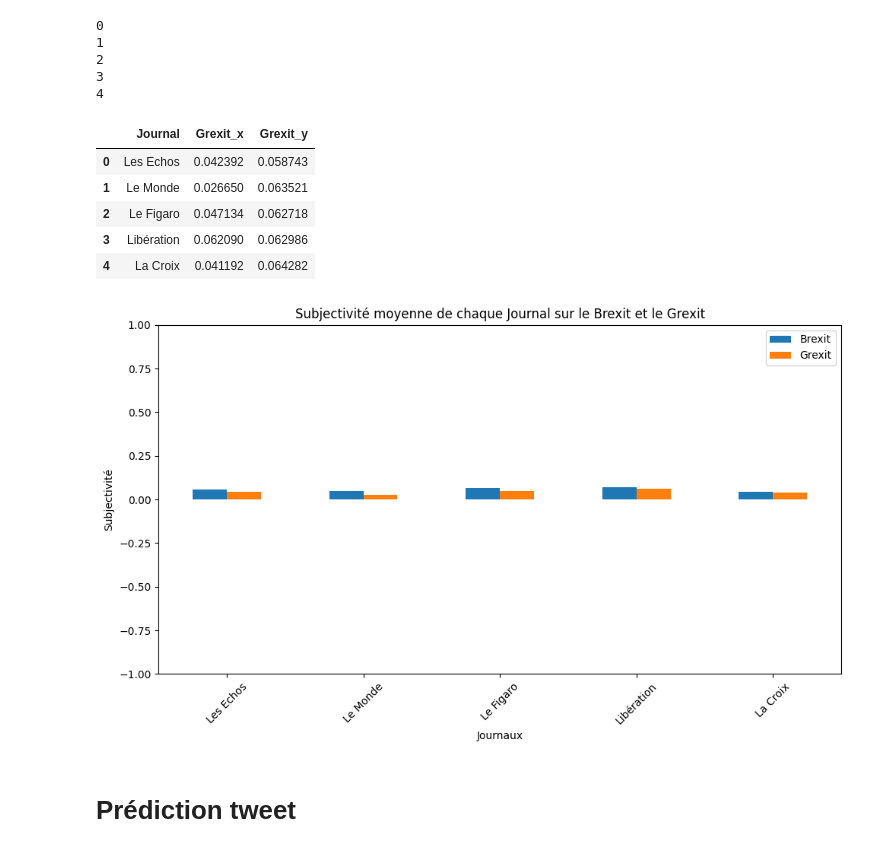
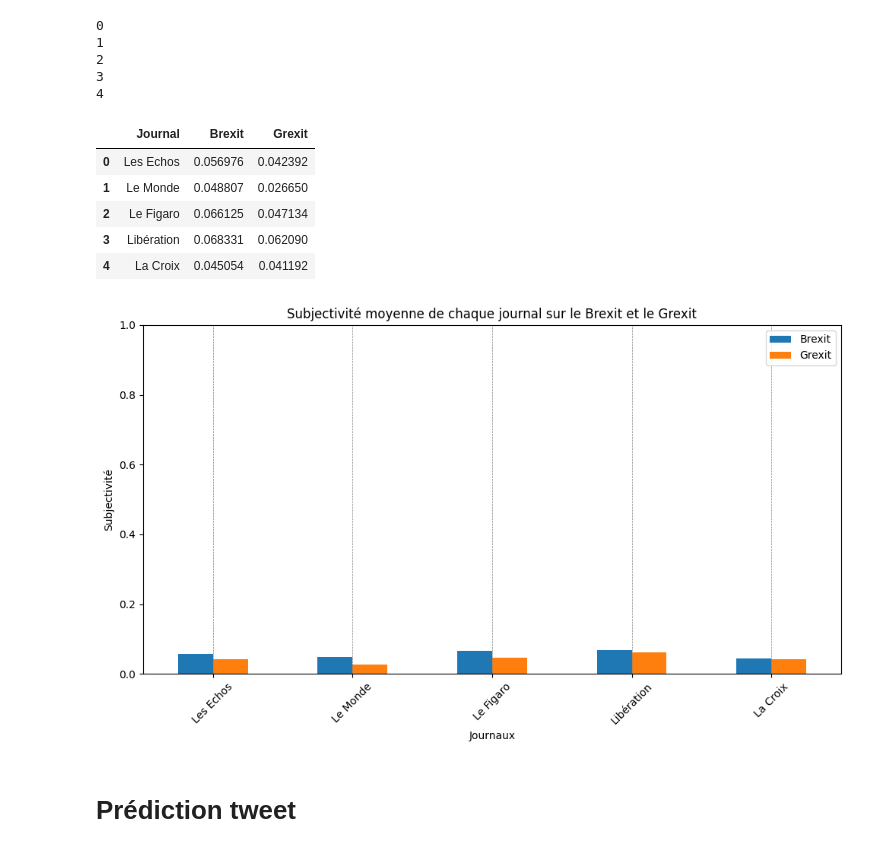
Before and after one commit to Matis24/Brexit-speech-analysis, a Jupyter notebook: code/model_brexit_or_grexit.ipynb, the cells around one changed output. Cells and saved outputs as stored; diff of their text form; code cells hidden in the pictures.

Commit message:
Create new viz to compare brexit and grexit and for the tweet classificater

```diff
--- a/code/model_brexit_or_grexit.ipynb
+++ b/code/model_brexit_or_grexit.ipynb
@@ -188,7 +203,7 @@ for i in range(len(journal)):
     brexit_journal = brexit_data.groupby('sourcename').get_group(journal[i])
     brexit_subj = []
     for article in brexit_journal["text"]:
-        article_subj = TextBlob(article).sentiment.polarity
+        article_subj = TextBlob(article).sentiment.subjectivity
         brexit_subj.append(article_subj)
     subj_mean = statistics.mean(brexit_subj)
     subjectivite.append(subj_mean)
@@ -212,8 +227,8 @@ for i in range(len(journal)):
     grexit_journal = grexit_data.groupby('sourcename').get_group(journal[i])
     grexit_subj = []
     for article in grexit_journal["text"]:
-        article_subj = TextBlob(article, pos_tagger=PatternTagger(), analyzer=PatternAnalyzer()).sentiment
-        grexit_subj.append(article_subj[1])
+        article_subj = TextBlob(article).sentiment.subjectivity
+        grexit_subj.append(article_subj)
     subj_mean = statistics.mean(grexit_subj)
     subjectivite2.append(subj_mean)
     print(i)
@@ -230,31 +245,33 @@ data_subjectivite = brexit_subjectivite.merge(grexit_subjectivite, on='Journal')
 # %%
 data_subjectivite
 # %% [output]
-|  | Journal | Grexit_x | Grexit_y |
-| 0 | Les Echos | 0.042392 | 0.058743 |
-| 1 | Le Monde | 0.026650 | 0.063521 |
-| 2 | Le Figaro | 0.047134 | 0.062718 |
-| 3 | Libération | 0.062090 | 0.062986 |
-| 4 | La Croix | 0.041192 | 0.064282 |
+|  | Journal | Brexit | Grexit |
+| 0 | Les Echos | 0.056976 | 0.042392 |
+| 1 | Le Monde | 0.048807 | 0.026650 |
+| 2 | Le Figaro | 0.066125 | 0.047134 |
+| 3 | Libération | 0.068331 | 0.062090 |
+| 4 | La Croix | 0.045054 | 0.041192 |
 # %%
 import matplotlib.pyplot as plt
 
 # Créer le graphique
 ax = data_subjectivite.plot(kind='bar', x='Journal', figsize=(10, 6))
 
-ax.set_ylim(-1, 1)
+ax.set_ylim(0, 1)
 
 # Ajouter des étiquettes, des titres et une légende
 ax.set_xlabel('Journaux')
 ax.set_ylabel('Subjectivité')
-ax.set_title('Subjectivité moyenne de chaque Journal sur le Brexit et le Grexit')
+ax.set_title('Subjectivité moyenne de chaque journal sur le Brexit et le Grexit')
 plt.xticks(rotation=45)
+for i, label in enumerate(ax.get_xticklabels()):
+    ax.axvline(x=i, color='gray', linestyle='--', linewidth=0.5)
 plt.tight_layout()
 
 # Afficher le graphique
 plt.show()
 # %% [output]
-[figure, old version]
+[figure, new version]
 # %% [markdown]
 # Prédiction tweet
 # %%
```
Also changed, not shown: parts of 14 cells of this notebook, 7 other files.
